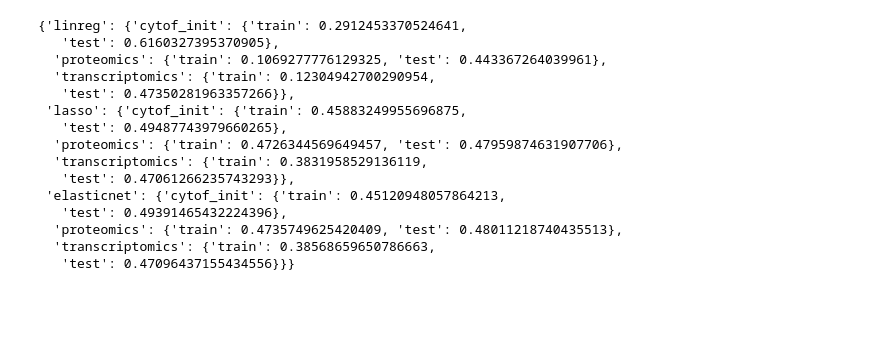
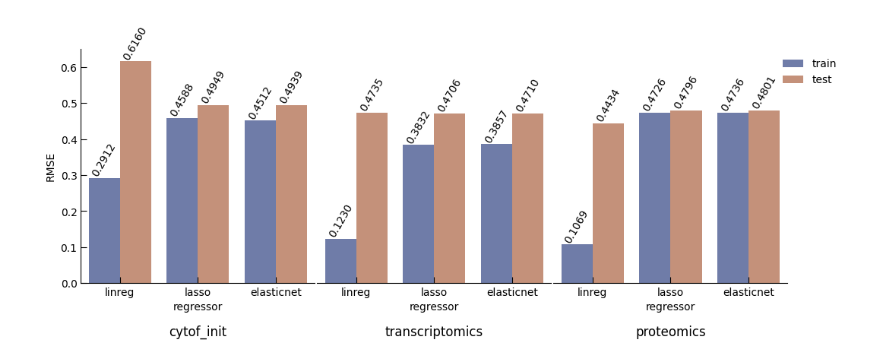
Before and after one commit to frohlich-lab/DeepMechanisticModels, a Jupyter notebook: RegressionBaseline.ipynb, the cells around one changed output. Cells and saved outputs as stored; diff of their text form; code cells hidden in the pictures; blank space fills up the shorter version.

Commit message:
Update regression baseline plot notebook

```diff
--- a/RegressionBaseline.ipynb
+++ b/RegressionBaseline.ipynb
@@ -6,33 +6,60 @@ import pandas as pd
 root = os.getcwd()
 # %%
 os.chdir(root+ '/evaluations/EGFR_MAPK/dream_cytof')
-contexts = ['cytof_init', 'proteomics', 'transcriptomics']
+contexts = ['cytof_init', 'transcriptomics', 'proteomics']
 regressors = ['linreg', 'lasso', 'elasticnet']
 
-rmse = {}
+columns = ['regressor', 'context', 'train/test', 'rmse']
+
+def res_to_rmse(df):
+    return np.sqrt(((df['res'].values)**2).mean())
+
+rmse_df = pd.DataFrame(columns = columns)
+
 for regressor in regressors:
-    rmse[regressor] = {}
     for context in contexts:
-        rmse[regressor][context] = {}
-        df_train = pd.read_csv('0_5_'+regressor+'_'+context+'_train.csv')
-        df_test = pd.read_csv('0_5_'+regressor+'_'+context+'_test.csv')
-        rmse[regressor][context]['train'] = np.sqrt(((df_train['res'].values)**2).mean()) # square residuals (errors), sum and divide by overall number, then take square root
-        rmse[regressor][context]['test'] = np.sqrt(((df_test['res'].values)**2).mean())
+        for train_test in ['train', 'test']:
+            df = pd.read_csv('0_5_'+regressor+'_'+context+'_' + train_test + '.csv')
+            new_df = pd.DataFrame(columns = columns, data = [[regressor, context, train_test, res_to_rmse(df)]])
+            rmse_df = pd.concat([rmse_df, new_df])
-# %%
-rmse
-# %% [output]
-{'linreg': {'cytof_init': {'train': 0.2912453370524641,
-   'test': 0.6160327395370905},
-  'proteomics': {'train': 0.1069277776129325, 'test': 0.443367264039961},
-  'transcriptomics': {'train': 0.12304942700290954,
-   'test': 0.47350281963357266}},
- 'lasso': {'cytof_init': {'train': 0.45883249955696875,
-   'test': 0.49487743979660265},
-  'proteomics': {'train': 0.4726344569649457, 'test': 0.47959874631907706},
-  'transcriptomics': {'train': 0.3831958529136119,
-   'test': 0.47061266235743293}},
- 'elasticnet': {'cytof_init': {'train': 0.45120948057864213,
-   'test': 0.49391465432224396},
-  'proteomics': {'train': 0.4735749625420409, 'test': 0.48011218740435513},
-  'transcriptomics': {'train': 0.38568659650786663,
-   'test': 0.47096437155434556}}}
+# %%
+import seaborn as sns
+from matplotlib.gridspec import GridSpec
+
+fig = plt.figure(figsize=(12,4))
+gs = GridSpec(3, 3, figure=fig)
+
+fig.subplots_adjust(wspace = 0.01)
+ax1 = fig.add_subplot(gs[:, 0])
+ax2 = fig.add_subplot(gs[:, 1])
+ax3 = fig.add_subplot(gs[:, 2])
+
+for context, ax in zip(contexts, [ax1, ax2, ax3]):
+    g = sns.barplot(
+    data=rmse_df[rmse_df['context'] == context],
+    x="regressor", y="rmse", hue="train/test",
+    palette = 'dark', alpha=.6, ax = ax,
+    )
+    for i in g.containers:
+        g.bar_label(i, fmt='%.4f', rotation = 60)
+    ax.set_title(context, y=-0.25)
+    ax.set_ylim([0, 0.65])
+    ax.tick_params(direction = 'in', length = 6)
+    if ax != ax3:
+        ax.get_legend().remove()
+    else:
+        ax.legend(bbox_to_anchor = [1.25, 1], frameon = False)
+    if ax!= ax1:
+        ax.set_ylabel('')
+        ax.tick_params(left = False, labelleft = False)
+        for spine in ['left', 'top', 'right']:
+            ax.spines[spine].set_visible(False)
+    else:
+        for spine in ['top', 'right']:
+            ax.spines[spine].set_visible(False)
+        ax.set_ylabel('RMSE')
+
+plt.savefig('regressor_baseline.svg')
+plt.savefig('regressor_baseline.png')
+# %% [output]
+[figure, added]
```
Also changed, not shown: parts of 1 cell of this notebook, 1 other file.
